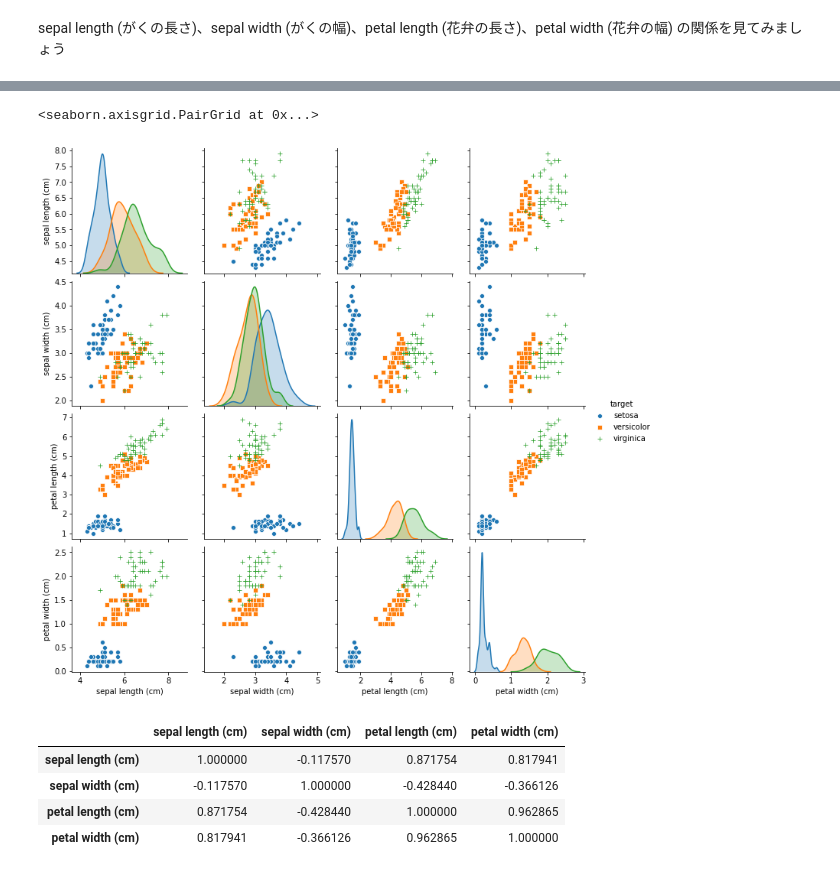
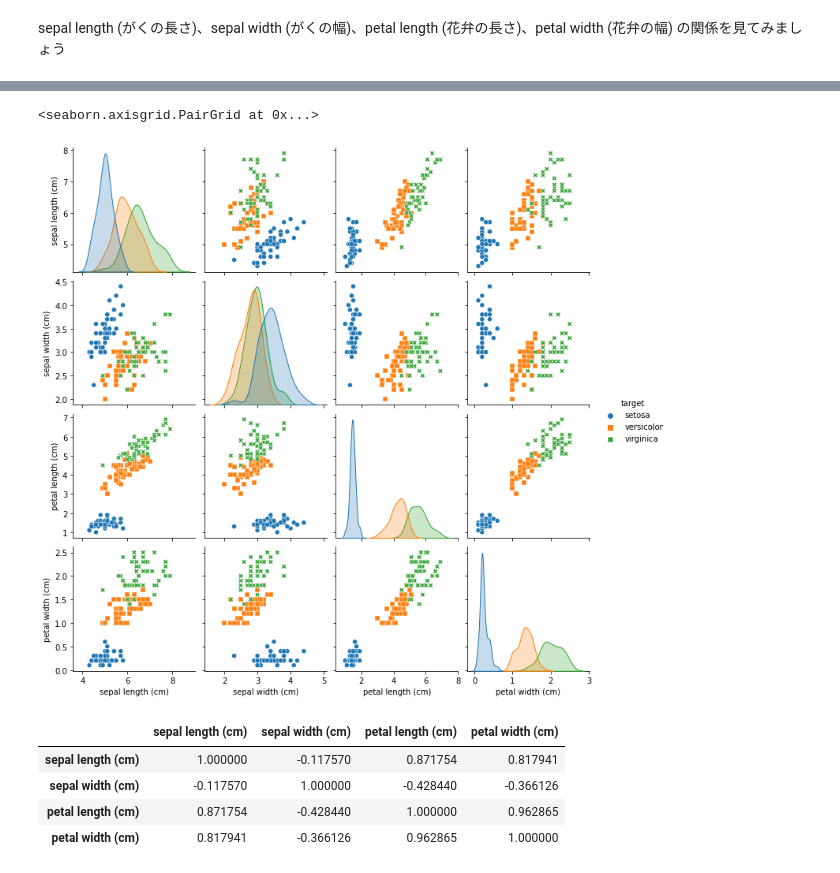
Before and after one commit to komorimasashi/kakuritsu_toukei_1, a Jupyter notebook: 9th_lec_scatterplot.ipynb, the cells around one changed output, grey strips where cells are left out. Drawn from its saved outputs; the diff is of its cells as text; code cells hidden in the pictures.

Commit message:
Fix: sns.pairplotの仕様変更への対応，xlrdのバージョンの指定

```diff
--- a/9th_lec_scatterplot.ipynb
+++ b/9th_lec_scatterplot.ipynb
@@ -112,9 +124,9 @@ sns.pairplot(df)
 # %%
 #ペアプロット（種の区別あり）
-sns.pairplot(df, hue='target', markers=["o", "s", "+"])
+sns.pairplot(df, hue='target', markers=["o", "s", "X"])
 # %% [output]
 <seaborn.axisgrid.PairGrid at 0x...>
-[figure, old version]
+[figure, new version]
 # %%
 #相関係数の算出
 df.drop('target', axis=1).corr()
```
Also changed, not shown: parts of 7 cells of this notebook.
